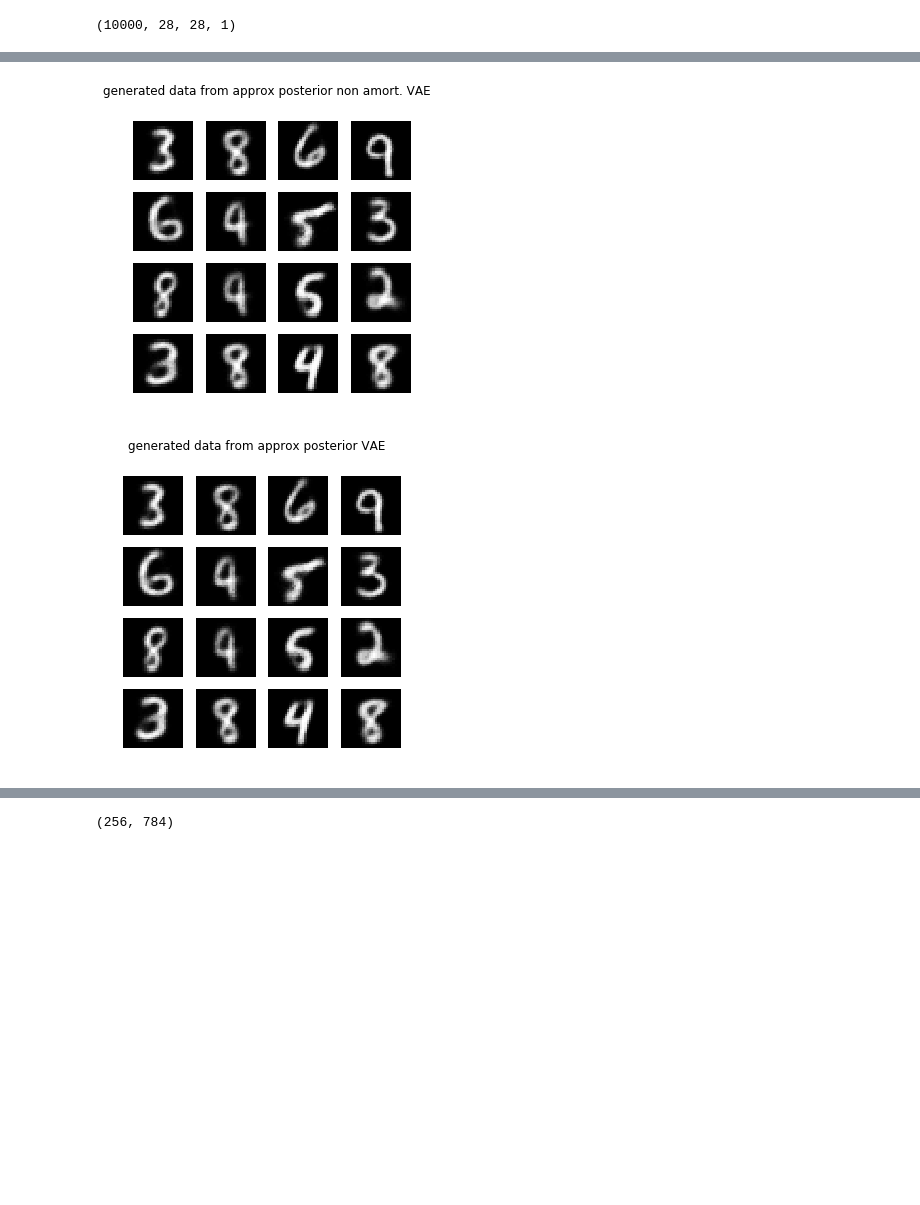
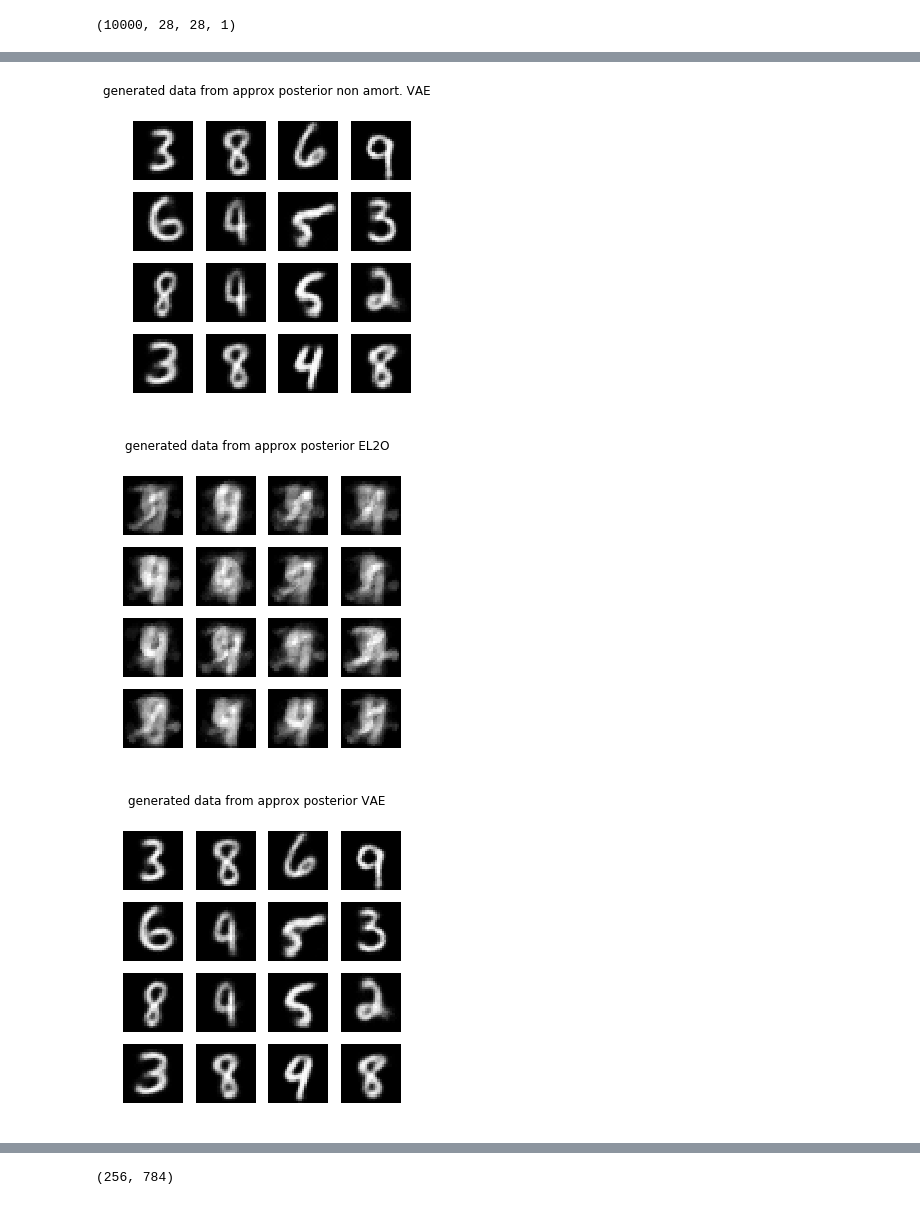
Before and after one commit to VMBoehm/DeNoPa, a Jupyter notebook: VAE.ipynb, the cells around one changed output, grey strips where cells are left out. Cells and saved outputs as stored; diff of their text form; code cells hidden in the pictures; blank space fills up the shorter version.

Commit message:
consistent result for EL20 by hand with vae posterior

```diff
--- a/VAE.ipynb
+++ b/VAE.ipynb
@@ -378,0 +476,2 @@ legend()
+# %%
+sess.run([mu_n, sigma_n, shape1], feed_dict={x_corr: x_train[0], x: x_train[0:batch_size]})
@@ -378,0 +501,2 @@ legend()
+# %%
+sess.run([dpdz,dpdzz,sigma2],feed_dict={x_corr: x_train[0], x: x_train[0:batch_size]})
@@ -378,0 +510,8 @@ legend()
+# %%
+_, _=sess.run([update3,update4],feed_dict={x_corr: x_train[0], x: x_train[0:batch_size]})
+c, c1, m, m1=sess.run([sigma,sigma_new, mu, mu_new],feed_dict={x_corr: x_train[0], x: x_train[0:batch_size]})
+
+print(c[0])
+print(c1[0])
+print(m[0])
+print(m1[0])
@@ -378,0 +527,14 @@ legend()
+# %%
+res3 = sess.run(z_samples_el2o,feed_dict={x_corr: x_train[0], x: x_train[0:batch_size], sample_size:100})
+res2 = sess.run(z_samples,feed_dict={x_corr: x_train[0], x: x_train[0:batch_size], sample_size:100})
+res2 = res2[:,0,:]
+res3 = res3[:,0,:]
+f=plt.figure()
+f.set_figheight(4)
+f.set_figwidth(25)
+for ii in range(hidden_size):
+  subplot(1,hidden_size,ii+1)
+  hist(randn(len(res2[:,ii].flatten())),50,range=[-5,5],alpha=1.,label='prior');
+  hist(res2[:,ii].flatten(),50,range=[-5,5],alpha=0.8, label='encoded data VAE');
+  hist(res3[:,ii].flatten(),50,range=[-5,5],alpha=0.6,label='encoded data EL2O');
+legend()
@@ -379,5 +586,5 @@ legend()
 # %%
-inim, xrecons2 = sess.run([x, x2_samples], feed_dict={x: masked_data[0:batch_size], sample_size: 20})
+inim, xrecons2, xrecons3 = sess.run([x, x_samples_elbo, x_samples_el2o], feed_dict={x: masked_data[0:batch_size], sample_size: 20})
 xmean, xrecon          = sess.run([data_likelihood.mean(),x_samples], feed_dict={x: masked_data[0:batch_size], sample_size: 20})
 
 
@@ -413,6 +620,13 @@ for i in range(16):
     axis('off')
 
 figure(figsize=(5,5))
+suptitle('generated data from approx posterior EL2O')
+for i in range(16):
+    subplot(4,4,i+1)
+    imshow(np.mean(xrecons3[:,:,i,:],axis=(0,1)).reshape((28,28)),cmap='gray',vmin=0); #colorbar()
+    axis('off')
+
+figure(figsize=(5,5))
 suptitle('generated data from approx posterior VAE')
 for i in range(16):
     subplot(4,4,i+1)
@@ -423,5 +637,6 @@ for i in range(16):
 [figure]
-[figure, old version]
+[figure, new version]
-[figure, old version]
+[figure, new version]
+[figure, added]
 # %%
 #has already been trained on one specific data set
```
Also changed, not shown: parts of 39 cells of this notebook.
